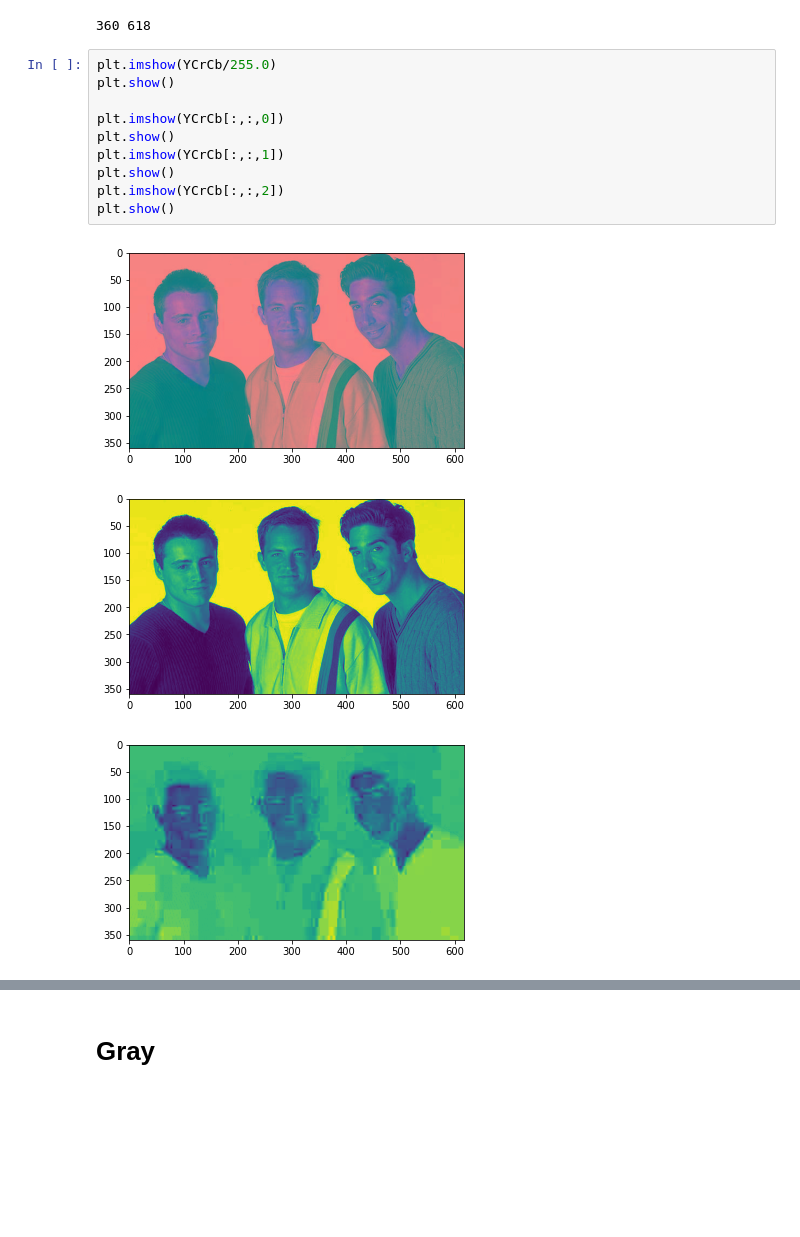
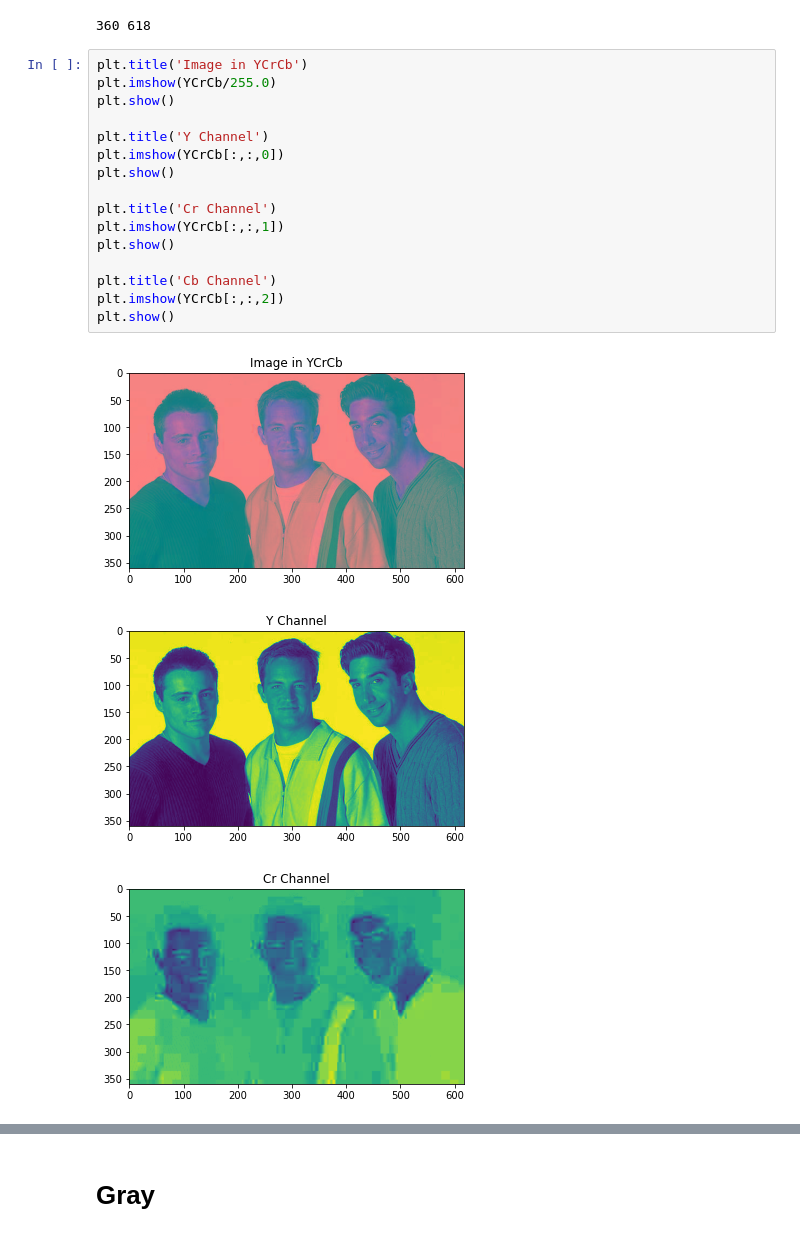
Before and after one commit to soheil647/Computer-Vision, a Jupyter notebook: Projects/NeuralNetwork_CNN_ColorMap/HW4.ipynb, the cells around one changed output, grey strips where cells are left out. Drawn from its saved outputs; the diff is of its cells as text; blank space fills up the shorter version.

```diff
--- a/Projects/NeuralNetwork_CNN_ColorMap/HW4.ipynb
+++ b/Projects/NeuralNetwork_CNN_ColorMap/HW4.ipynb
@@ -170,16 +222,22 @@ YCrCb = bgr2ycbcr(img)
 # %% [output]
 360 618
 # %%
+plt.title('Image in YCrCb')
 plt.imshow(YCrCb/255.0)
 plt.show()
 
+plt.title('Y Channel')
 plt.imshow(YCrCb[:,:,0])
 plt.show()
+
+plt.title('Cr Channel')
 plt.imshow(YCrCb[:,:,1])
 plt.show()
+
+plt.title('Cb Channel')
 plt.imshow(YCrCb[:,:,2])
 plt.show()
 # %% [output]
-[figure, old version]
+[figure, new version]
-[figure, old version]
+[figure, new version]
-[figure, old version]
+[figure, new version]
```
Also changed, not shown: parts of 27 cells of this notebook, 3 other files.
